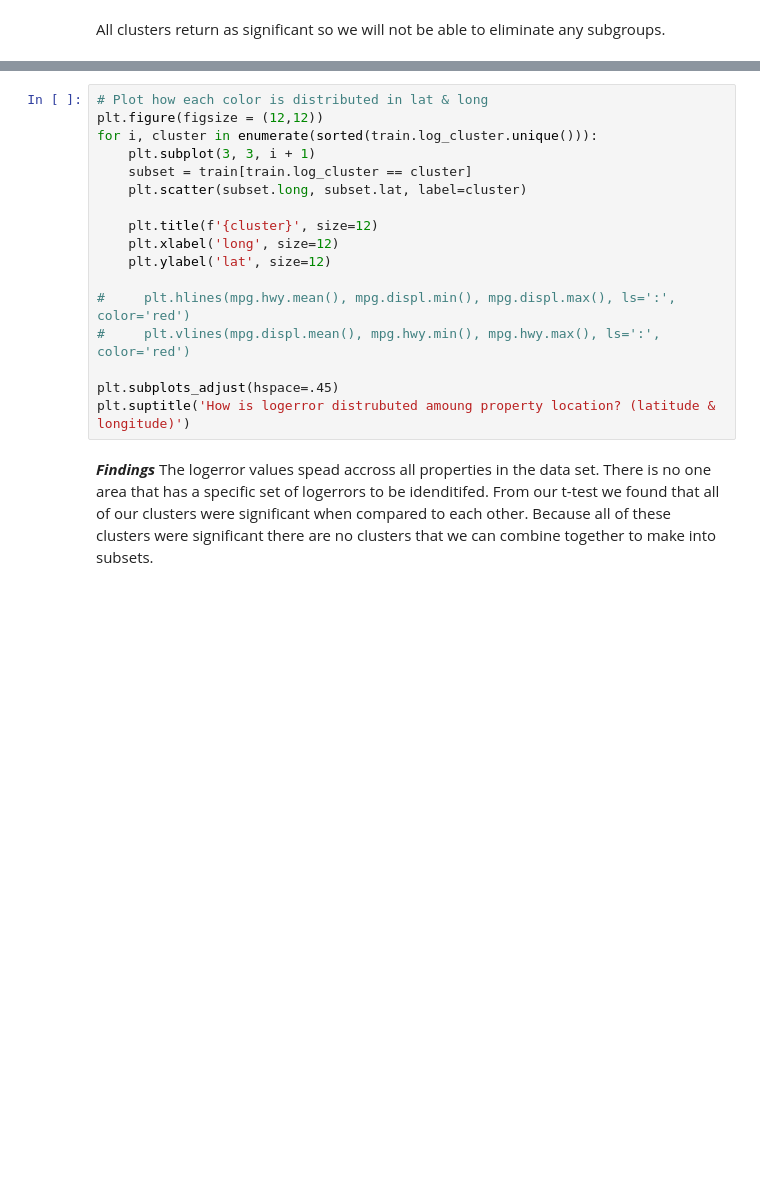
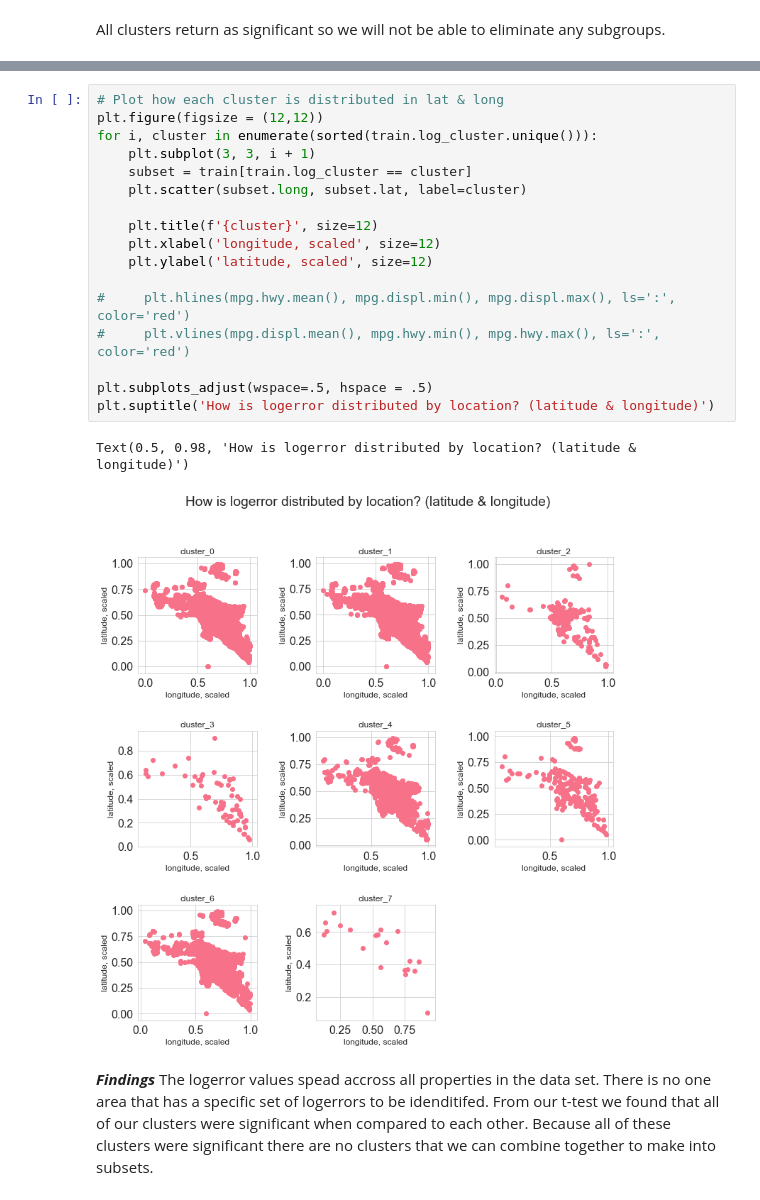
Before and after one commit to callapena/zillow_cluster, a Jupyter notebook: project_notebook.ipynb, the cells around one changed output, grey strips where cells are left out. Drawn from its saved outputs; the diff is of its cells as text; blank space fills up the shorter version.

```diff
--- a/project_notebook.ipynb
+++ b/project_notebook.ipynb
@@ -386,20 +450,23 @@ sns.scatterplot(x='long', y='lat', data=train, hue='log_cluster')
 # %%
-# Plot how each color is distributed in lat & long
+# Plot how each cluster is distributed in lat & long
 plt.figure(figsize = (12,12))
 for i, cluster in enumerate(sorted(train.log_cluster.unique())):
     plt.subplot(3, 3, i + 1)
     subset = train[train.log_cluster == cluster]
     plt.scatter(subset.long, subset.lat, label=cluster)
 
     plt.title(f'{cluster}', size=12)
-    plt.xlabel('long', size=12)
-    plt.ylabel('lat', size=12)
+    plt.xlabel('longitude, scaled', size=12)
+    plt.ylabel('latitude, scaled', size=12)
 
 #     plt.hlines(mpg.hwy.mean(), mpg.displ.min(), mpg.displ.max(), ls=':', color='red')
 #     plt.vlines(mpg.displ.mean(), mpg.hwy.min(), mpg.hwy.max(), ls=':', color='red')
 
-plt.subplots_adjust(hspace=.45)
-plt.suptitle('How is logerror distrubuted amoung property location? (latitude & longitude)')
+plt.subplots_adjust(wspace=.5, hspace = .5)
+plt.suptitle('How is logerror distributed by location? (latitude & longitude)')
+# %% [output]
+Text(0.5, 0.98, 'How is logerror distributed by location? (latitude & longitude)')
+[figure, added]
 # %% [markdown]
 ***Findings***
 The logerror values spead accross all properties in the data set. There is no one area that has a specific set of logerrors to be idenditifed. From our t-test we found that all of our clusters were significant when compared to each other. Because all of these clusters were significant there are no clusters that we can combine together to make into subsets.
```
Also changed, not shown: parts of 46 cells of this notebook.
